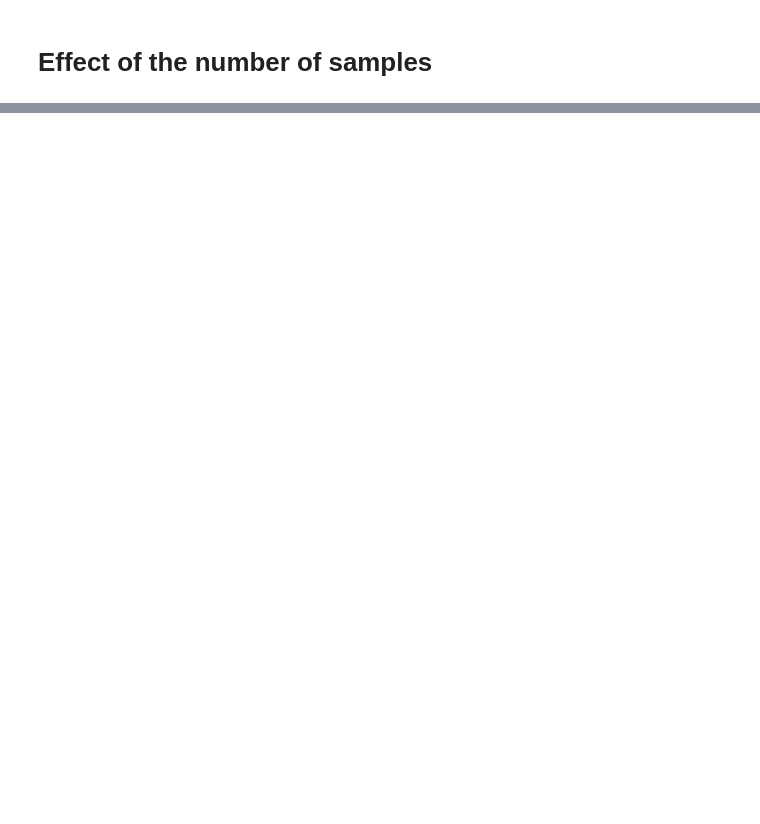
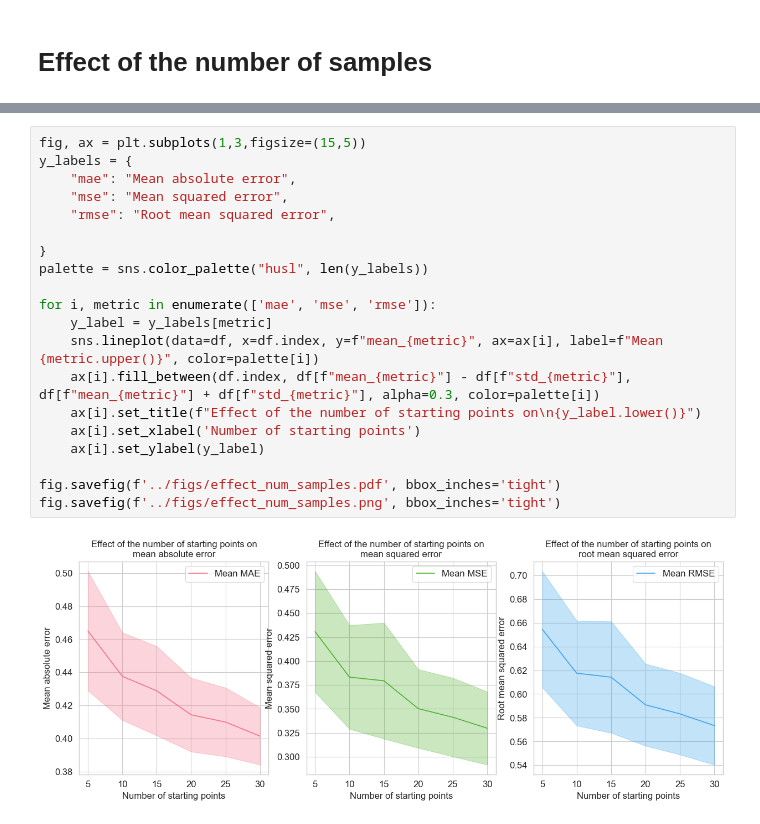
Before and after one commit to baon6052/gp_air_pollution, a Jupyter notebook: analysis/num_samples_experiment.ipynb, the cells around one changed output, grey strips where cells are left out. Saved outputs shown, nothing was run; the diff lists cells and outputs as text; blank space fills up the shorter version.

```diff
--- a/analysis/num_samples_experiment.ipynb
+++ b/analysis/num_samples_experiment.ipynb
@@ -33,0 +68,22 @@ fig.savefig('../figs/effect_num_samples.png', bbox_inches='tight')
+# %%
+fig, ax = plt.subplots(1,3,figsize=(15,5))
+y_labels = {
+    "mae": "Mean absolute error",
+    "mse": "Mean squared error",
+    "rmse": "Root mean squared error",
+
+}
+palette = sns.color_palette("husl", len(y_labels))
+
+for i, metric in enumerate(['mae', 'mse', 'rmse']):
+    y_label = y_labels[metric]
+    sns.lineplot(data=df, x=df.index, y=f"mean_{metric}", ax=ax[i], label=f"Mean {metric.upper()}", color=palette[i])
+    ax[i].fill_between(df.index, df[f"mean_{metric}"] - df[f"std_{metric}"], df[f"mean_{metric}"] + df[f"std_{metric}"], alpha=0.3, color=palette[i])
+    ax[i].set_title(f"Effect of the number of starting points on\n{y_label.lower()}")
+    ax[i].set_xlabel('Number of starting points')
+    ax[i].set_ylabel(y_label)
+
+fig.savefig(f'../figs/effect_num_samples.pdf', bbox_inches='tight')
+fig.savefig(f'../figs/effect_num_samples.png', bbox_inches='tight')
+# %% [output]
+[figure, added]
```
Also changed, not shown: parts of 11 cells of this notebook, 21 other files.
